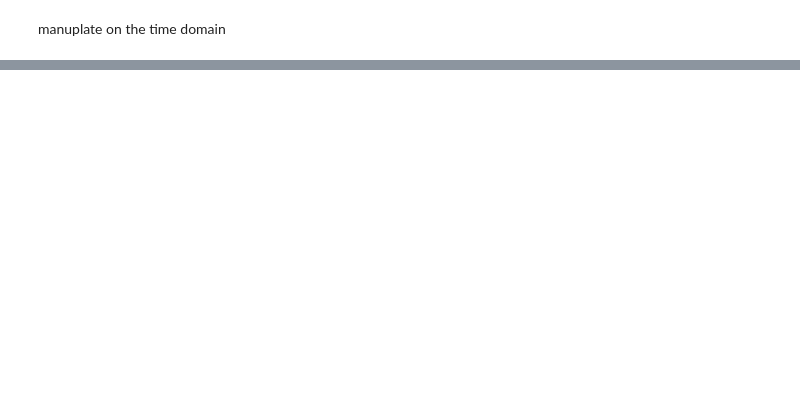
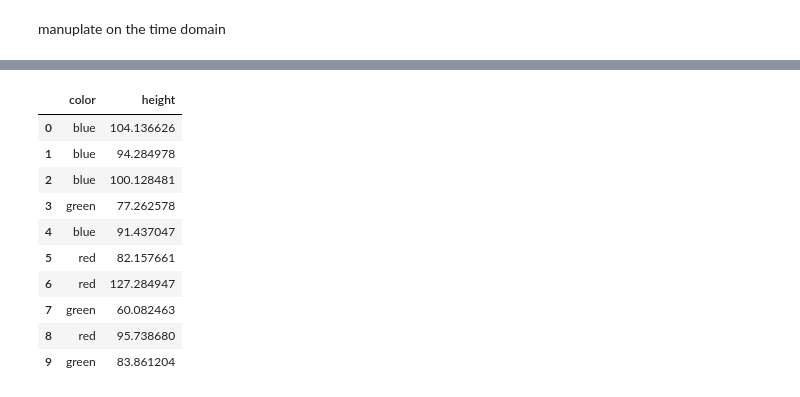
Before and after one commit to WillWang1113/Moving-Average-Diffusion, a Jupyter notebook: notebooks/test.ipynb, the cells around one changed output, grey strips where cells are left out. Cells and saved outputs as stored; diff of their text form; code cells hidden in the pictures; blank space fills up the shorter version.

```diff
--- a/notebooks/test.ipynb
+++ b/notebooks/test.ipynb
@@ -551,0 +643,7 @@ df.to_csv('/home/user/data/FrequencyDiffusion/dataset/MFRED.csv')
+# %%
+
+N = 10
+multiple_ts = [generate_single_ts(date_range) for i in range(N)]
+
+ds = PandasDataset(multiple_ts, target="target", freq=freq)
+train_and_predict(ds, estimator)
@@ -551,0 +740,38 @@ df.to_csv('/home/user/data/FrequencyDiffusion/dataset/MFRED.csv')
+# %%
+multiple_ts = {
+    i: generate_single_ts_with_features(date_range, item_id=i) for i in range(N)
+}
+static_features = pd.DataFrame(
+    {
+        "color": pd.Categorical(np.random.choice(["red", "green", "blue"], size=N)),
+        "height": np.random.normal(loc=100, scale=15, size=N),
+    },
+    index=list(multiple_ts.keys()),
+)
+multiple_ts_long = pd.concat(multiple_ts.values())
+
+multiple_ts_dataset = PandasDataset(
+    multiple_ts,
+    feat_dynamic_real=["dynamic_real_1", "dynamic_real_2"],
+    static_features=static_features,
+)
+# for long-dataset we use a different constructor and need a `item_id` column
+multiple_ts_long_dataset = PandasDataset.from_long_dataframe(
+    multiple_ts_long,
+    item_id="item_id",
+    feat_dynamic_real=["dynamic_real_1", "dynamic_real_2"],
+    static_features=static_features,
+)
+static_features
+# %% [output]
+|  | color | height |
+| 0 | blue | 104.136626 |
+| 1 | blue | 94.284978 |
+| 2 | blue | 100.128481 |
+| 3 | green | 77.262578 |
+| 4 | blue | 91.437047 |
+| 5 | red | 82.157661 |
+| 6 | red | 127.284947 |
+| 7 | green | 60.082463 |
+| 8 | red | 95.738680 |
+| 9 | green | 83.861204 |
```
Also changed, not shown: parts of 26 cells of this notebook, 10 other files.
